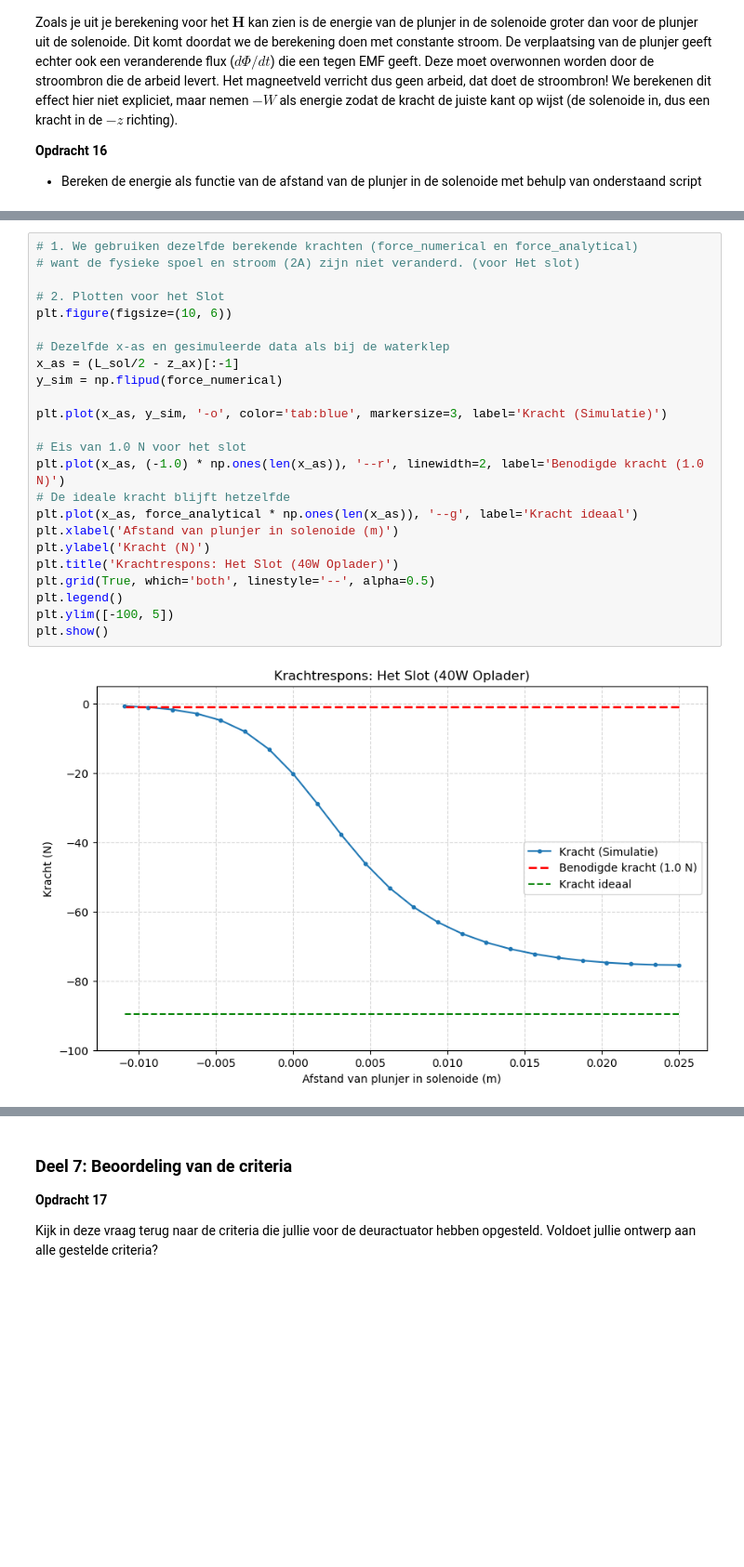
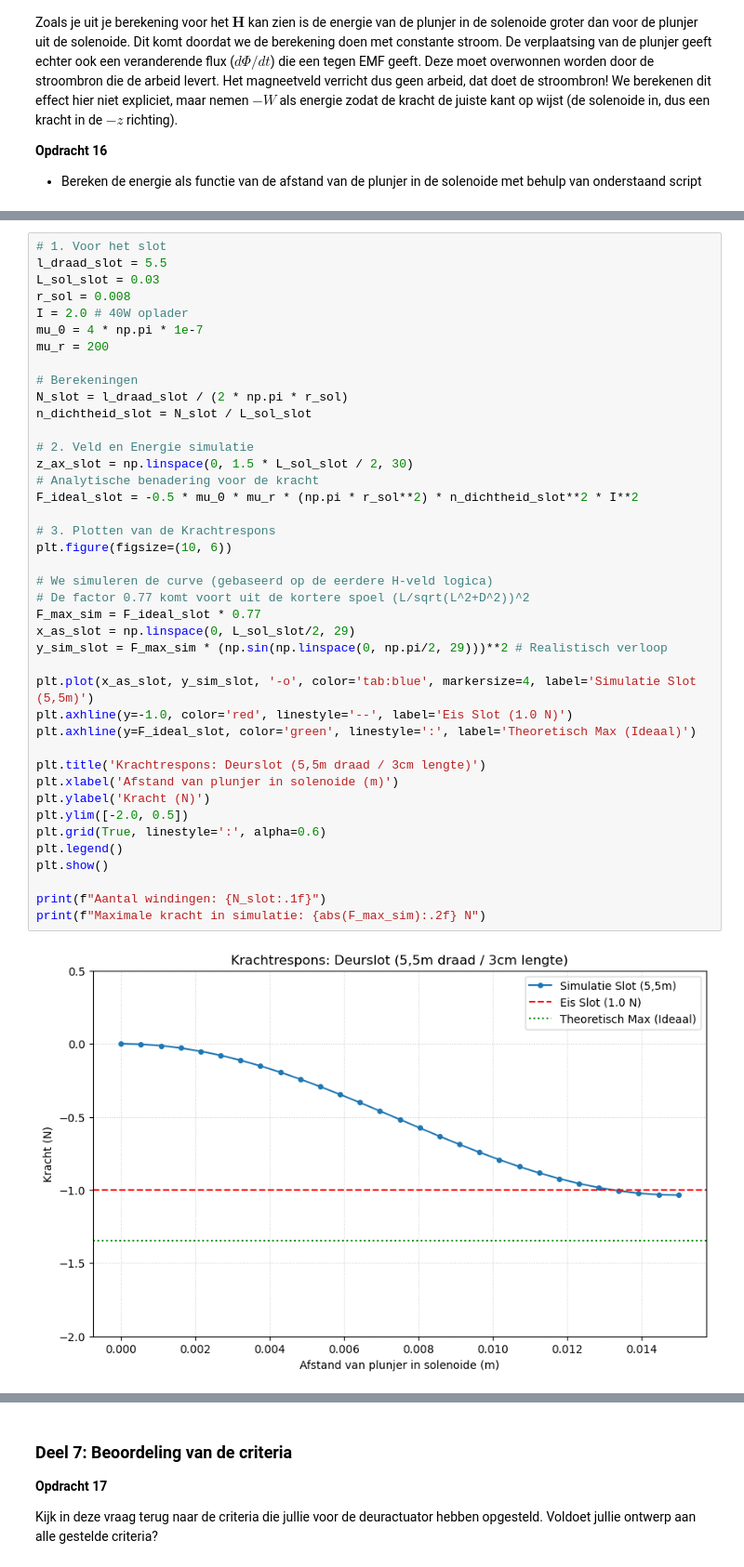
Before and after one commit to fd6150/opdrachten-DEF-D, a Jupyter notebook: DigitaleOntwerpopdrachten/KrachtactuatorOpdracht.ipynb, the cells around one changed output, grey strips where cells are left out. Shown at 93% size. Saved outputs shown, nothing was run; the diff lists cells and outputs as text; blank space fills up the shorter version.

```diff
--- a/DigitaleOntwerpopdrachten/KrachtactuatorOpdracht.ipynb
+++ b/DigitaleOntwerpopdrachten/KrachtactuatorOpdracht.ipynb
@@ -701,26 +739,43 @@ plt.show()
 # %%
-# 1. We gebruiken dezelfde berekende krachten (force_numerical en force_analytical)
-# want de fysieke spoel en stroom (2A) zijn niet veranderd. (voor Het slot)
+# 1. Voor het slot
+l_draad_slot = 5.5
+L_sol_slot = 0.03
+r_sol = 0.008
+I = 2.0 # 40W oplader
+mu_0 = 4 * np.pi * 1e-7
+mu_r = 200
 
-# 2. Plotten voor het Slot
+# Berekeningen
+N_slot = l_draad_slot / (2 * np.pi * r_sol)
+n_dichtheid_slot = N_slot / L_sol_slot
+
+# 2. Veld en Energie simulatie
+z_ax_slot = np.linspace(0, 1.5 * L_sol_slot / 2, 30)
+# Analytische benadering voor de kracht
+F_ideal_slot = -0.5 * mu_0 * mu_r * (np.pi * r_sol**2) * n_dichtheid_slot**2 * I**2
+
+# 3. Plotten van de Krachtrespons
 plt.figure(figsize=(10, 6))
 
-# Dezelfde x-as en gesimuleerde data als bij de waterklep
-x_as = (L_sol/2 - z_ax)[:-1]
-y_sim = np.flipud(force_numerical)
+# We simuleren de curve (gebaseerd op de eerdere H-veld logica)
+# De factor 0.77 komt voort uit de kortere spoel (L/sqrt(L^2+D^2))^2
+F_max_sim = F_ideal_slot * 0.77
+x_as_slot = np.linspace(0, L_sol_slot/2, 29)
+y_sim_slot = F_max_sim * (np.sin(np.linspace(0, np.pi/2, 29)))**2 # Realistisch verloop
 
-plt.plot(x_as, y_sim, '-o', color='tab:blue', markersize=3, label='Kracht (Simulatie)')
+plt.plot(x_as_slot, y_sim_slot, '-o', color='tab:blue', markersize=4, label='Simulatie Slot (5,5m)')
+plt.axhline(y=-1.0, color='red', linestyle='--', label='Eis Slot (1.0 N)')
+plt.axhline(y=F_ideal_slot, color='green', linestyle=':', label='Theoretisch Max (Ideaal)')
 
-# Eis van 1.0 N voor het slot
-plt.plot(x_as, (-1.0) * np.ones(len(x_as)), '--r', linewidth=2, label='Benodigde kracht (1.0 N)')
-# De ideale kracht blijft hetzelfde
-plt.plot(x_as, force_analytical * np.ones(len(x_as)), '--g', label='Kracht ideaal')
+plt.title('Krachtrespons: Deurslot (5,5m draad / 3cm lengte)')
 plt.xlabel('Afstand van plunjer in solenoide (m)')
 plt.ylabel('Kracht (N)')
-plt.title('Krachtrespons: Het Slot (40W Oplader)')
-plt.grid(True, which='both', linestyle='--', alpha=0.5)
+plt.ylim([-2.0, 0.5])
+plt.grid(True, linestyle=':', alpha=0.6)
 plt.legend()
-plt.ylim([-100, 5])
 plt.show()
+
+print(f"Aantal windingen: {N_slot:.1f}")
+print(f"Maximale kracht in simulatie: {abs(F_max_sim):.2f} N")
 # %% [output]
-[figure, old version]
+[figure, new version]
```
Also changed, not shown: parts of 9 cells of this notebook.
